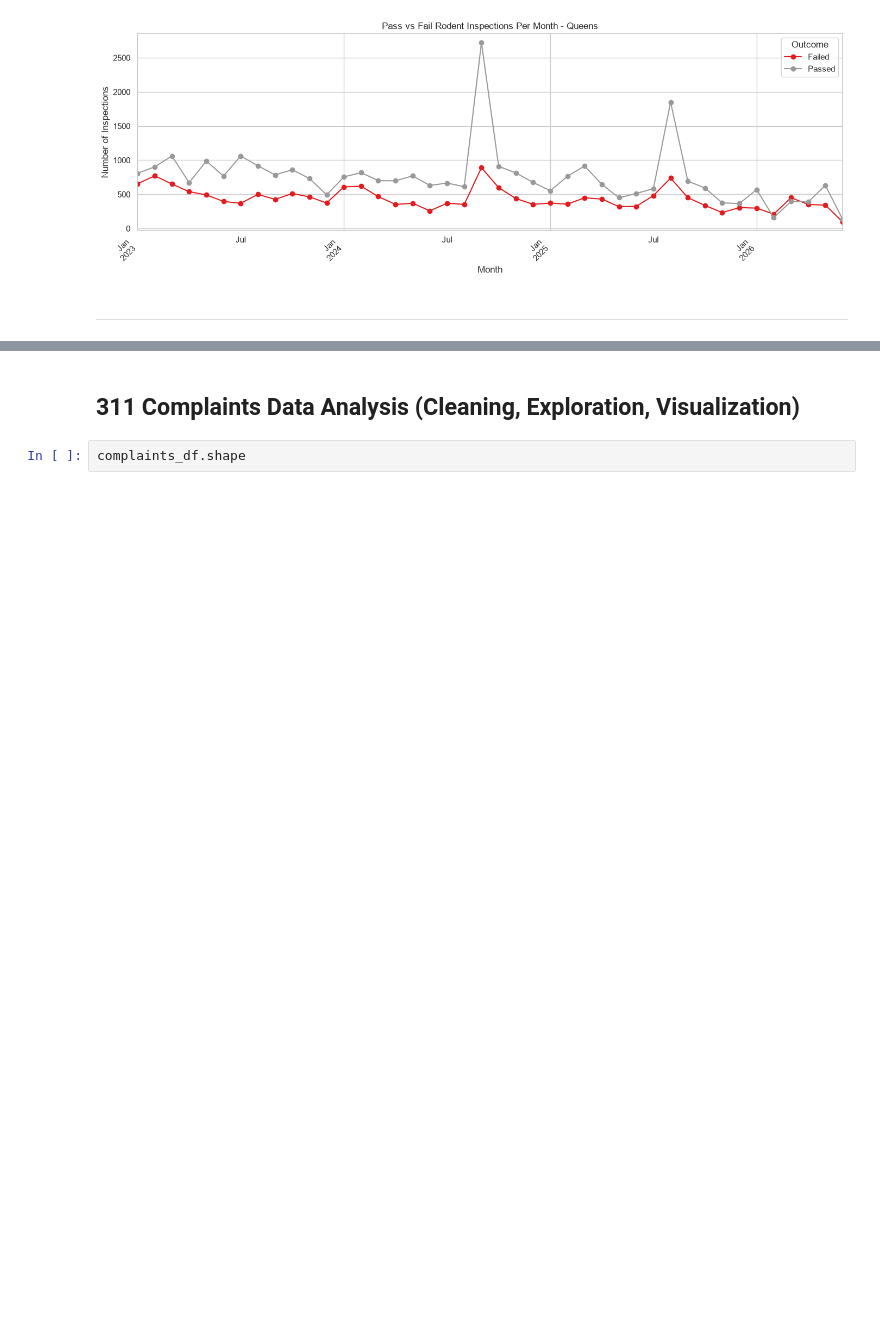
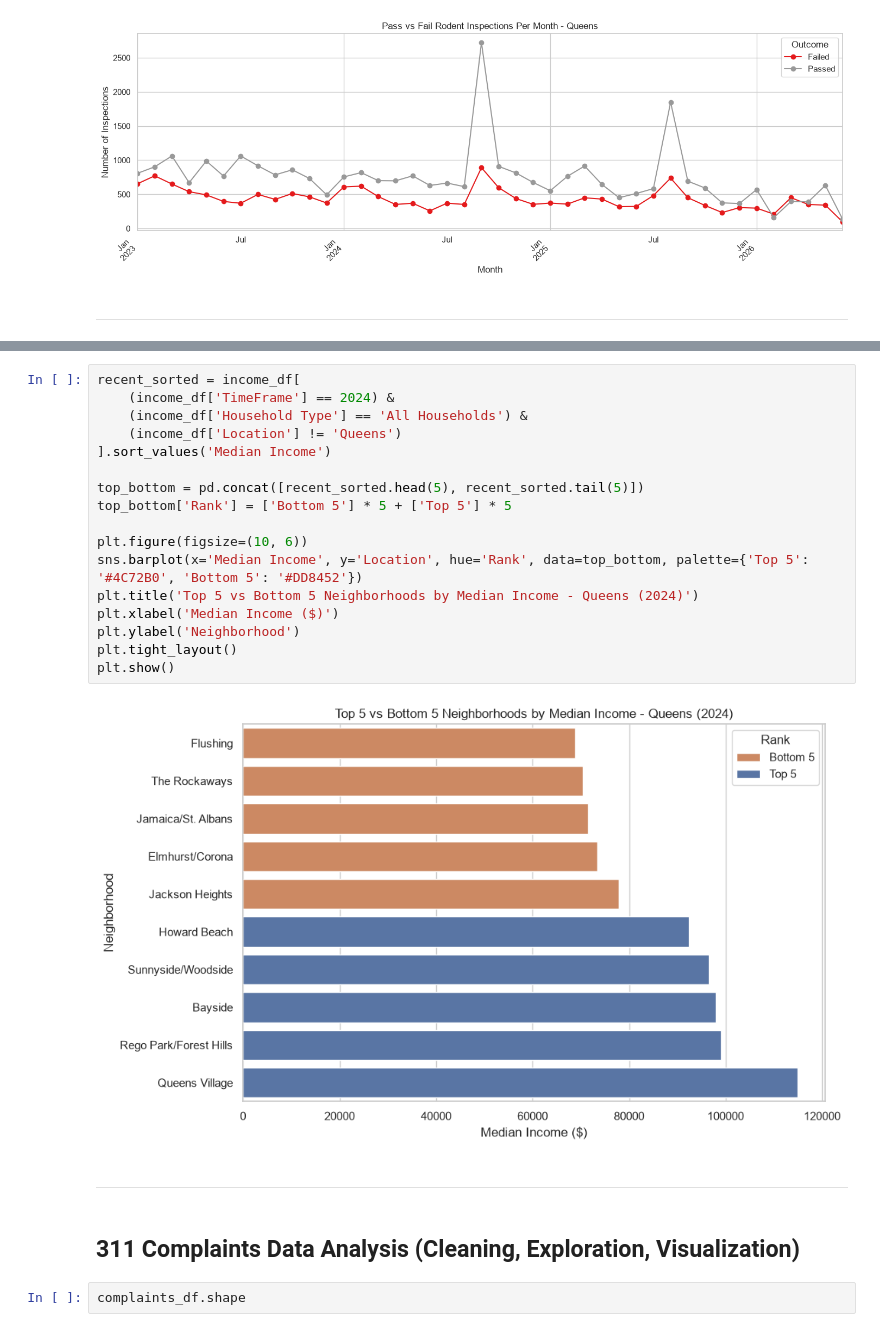
Before and after one commit to ac11599/nyc-restaurant-inspections, a Jupyter notebook: NYC-restaurant-inspections.ipynb, the cells around one changed output, grey strips where cells are left out. Saved outputs shown, nothing was run; the diff lists cells and outputs as text; blank space fills up the shorter version.

```diff
--- a/NYC-restaurant-inspections.ipynb
+++ b/NYC-restaurant-inspections.ipynb
@@ -344,3 +485,24 @@ plt.show()
+# %%
+recent_sorted = income_df[
+    (income_df['TimeFrame'] == 2024) &
+    (income_df['Household Type'] == 'All Households') &
+    (income_df['Location'] != 'Queens')
+].sort_values('Median Income')
+
+top_bottom = pd.concat([recent_sorted.head(5), recent_sorted.tail(5)])
+top_bottom['Rank'] = ['Bottom 5'] * 5 + ['Top 5'] * 5
+
+plt.figure(figsize=(10, 6))
+sns.barplot(x='Median Income', y='Location', hue='Rank', data=top_bottom, palette={'Top 5': '#4C72B0', 'Bottom 5': '#DD8452'})
+plt.title('Top 5 vs Bottom 5 Neighborhoods by Median Income - Queens (2024)')
+plt.xlabel('Median Income ($)')
+plt.ylabel('Neighborhood')
+plt.tight_layout()
+plt.show()
+# %% [output]
+[figure, added]
+# %% [markdown]
+---
 # %% [markdown]
 ## 311 Complaints Data Analysis (Cleaning, Exploration, Visualization)
 # %%
```
Also changed, not shown: parts of 34 cells of this notebook, 4 other files.
